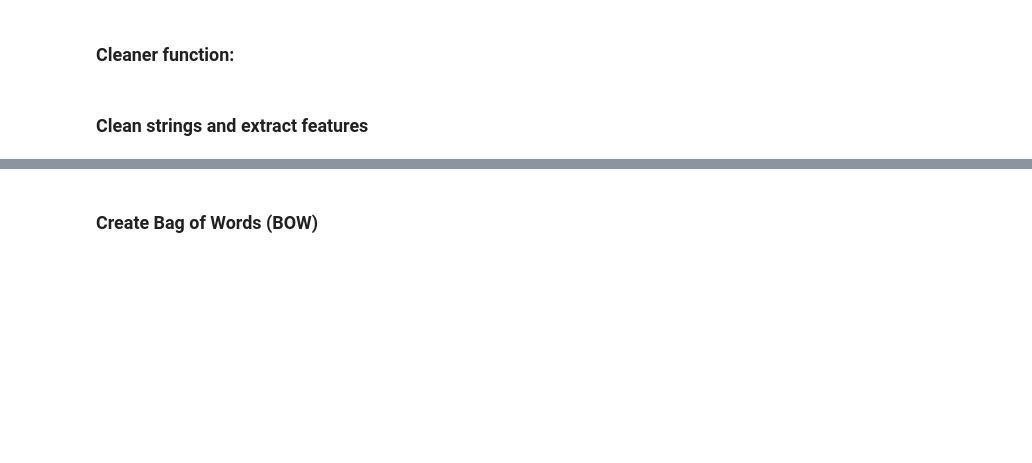
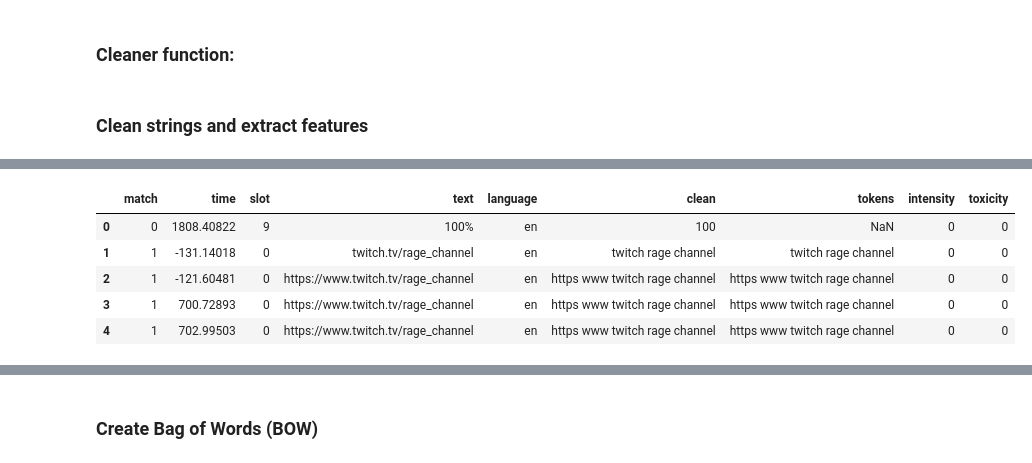
Before and after one commit to csralvall/online_game_toxicity, a Jupyter notebook: nlp_clean.ipynb, the cells around one changed output, grey strips where cells are left out. Saved outputs shown, nothing was run; the diff lists cells and outputs as text; code cells hidden in the pictures; blank space fills up the shorter version.

```diff
--- a/nlp_clean.ipynb
+++ b/nlp_clean.ipynb
@@ -236,3 +264,12 @@ df_nlp.to_csv(f'/content/drive/MyDrive/nlp/dota2_chat_eng_annotated.csv', index=
 eng_annotated = '/content/drive/MyDrive/nlp/dota2_chat_eng_annotated.csv'
 df_eng = pd.read_csv(eng_annotated)
 df_test = df_eng[:10000]
+# %%
+df_eng.head()
+# %% [output]
+|  | match | time | slot | text | language | clean | tokens | intensity | toxicity |
+| 0 | 0 | 1808.40822 | 9 | 100% | en | 100 | NaN | 0 | 0 |
+| 1 | 1 | -131.14018 | 0 | twitch.tv/rage_channel | en | twitch rage channel | twitch rage channel | 0 | 0 |
+| 2 | 1 | -121.60481 | 0 | https://www.twitch.tv/rage_channel | en | https www twitch rage channel | https www twitch rage channel | 0 | 0 |
+| 3 | 1 | 700.72893 | 0 | https://www.twitch.tv/rage_channel | en | https www twitch rage channel | https www twitch rage channel | 0 | 0 |
+| 4 | 1 | 702.99503 | 0 | https://www.twitch.tv/rage_channel | en | https www twitch rage channel | https www twitch rage channel | 0 | 0 |
```
Also changed, not shown: parts of 10 cells of this notebook.
